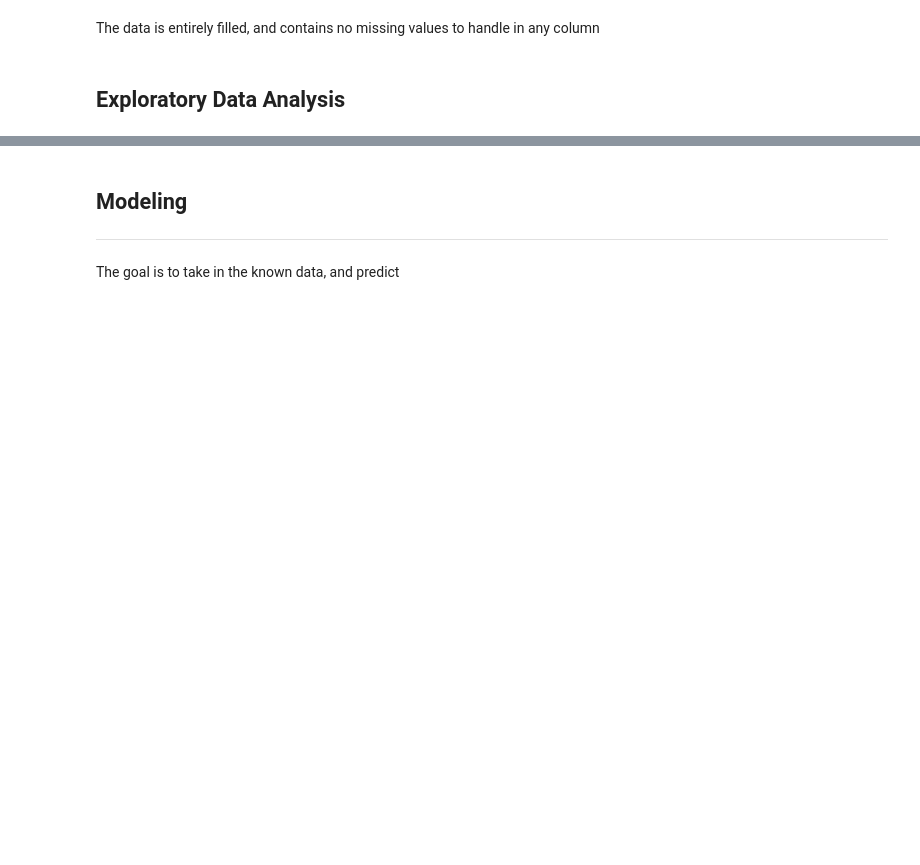
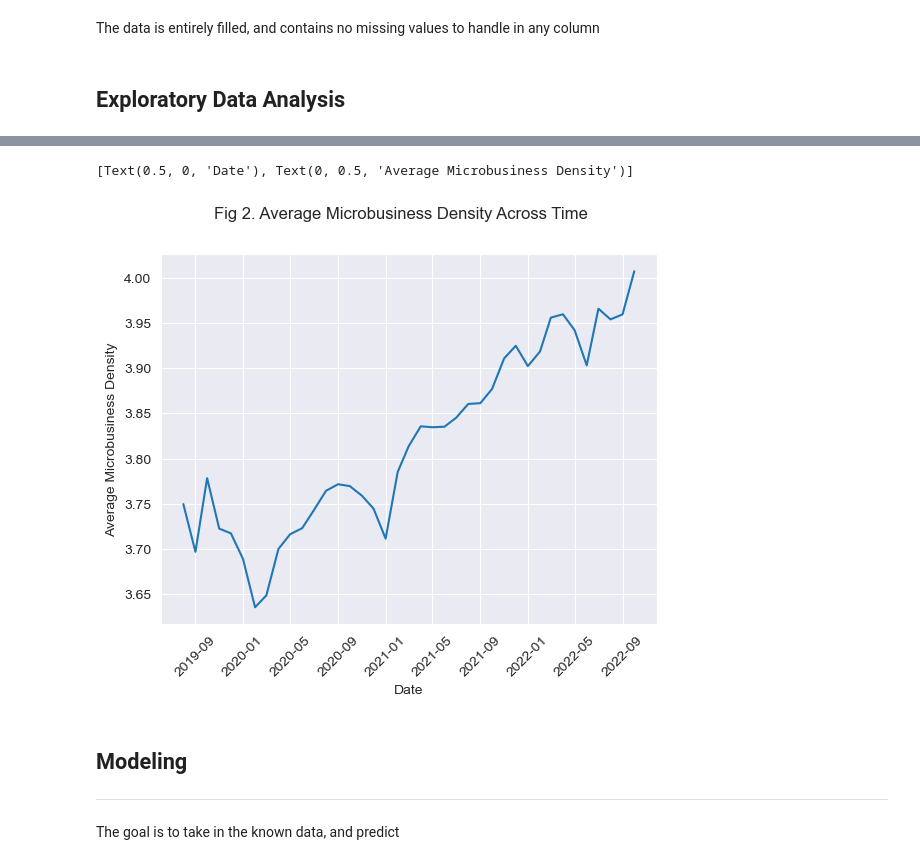
Before and after one commit to outlawhayden/kaggle, a Jupyter notebook: microbusiness/main.ipynb, the cells around one changed output, grey strips where cells are left out. Drawn from its saved outputs; the diff is of its cells as text; code cells hidden in the pictures; blank space fills up the shorter version.

```diff
--- a/microbusiness/main.ipynb
+++ b/microbusiness/main.ipynb
@@ -172,3 +172,15 @@ Text(0.5, 1.01, 'Fig 1. CFIPS, Microbusiness Density, and Raw Microbusiness Coun
+# %%
+# Get average density per month
+by_date_avg = train_csv.groupby("first_day_of_month").mean(numeric_only = True)
+
+# Plot data
+avg_mbd_time = sns.lineplot(data = by_date_avg, x = "first_day_of_month", y = "microbusiness_density")
+plt.xticks(rotation=45)
+plt.suptitle("Fig 2. Average Microbusiness Density Across Time")
+avg_mbd_time.set(xlabel = "Date", ylabel = "Average Microbusiness Density")
+# %% [output]
+[Text(0.5, 0, 'Date'), Text(0, 0.5, 'Average Microbusiness Density')]
+[figure, added]
 # %% [markdown]
 ## Modeling
 -------
```
Also changed, not shown: parts of 1 cell of this notebook.
